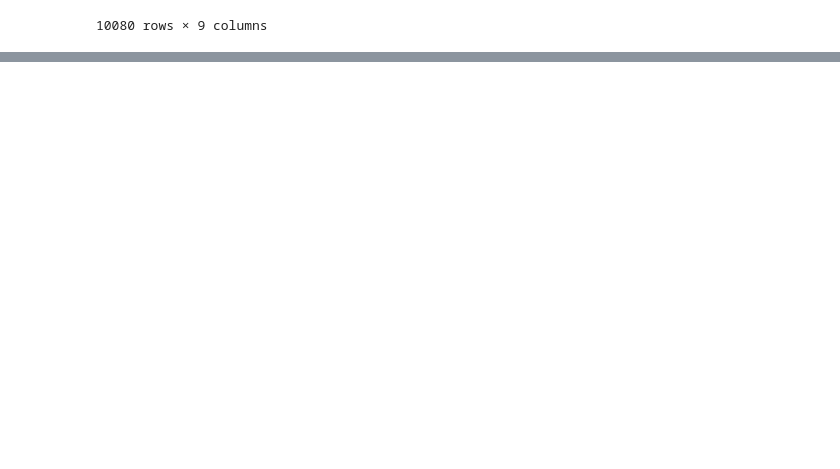
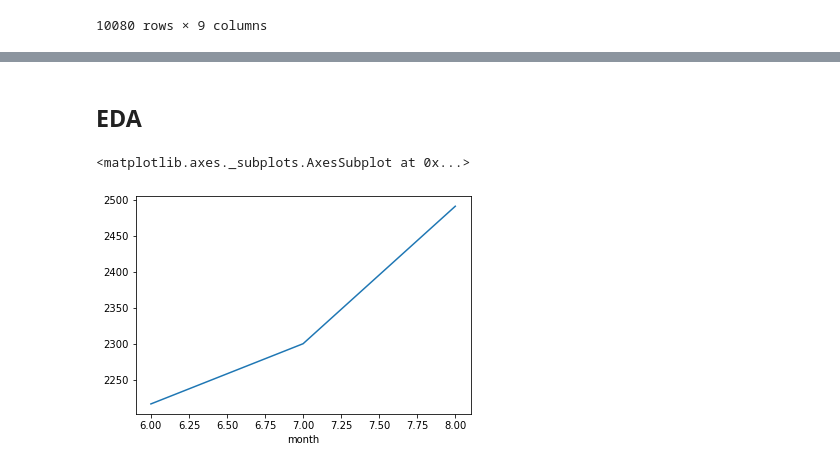
Before and after one commit to SungaHwang/ML_practice, a Jupyter notebook: KNN_전력사용량예측.ipynb, the cells around one changed output, grey strips where cells are left out. Saved outputs shown, nothing was run; the diff lists cells and outputs as text; code cells hidden in the pictures; blank space fills up the shorter version.

```diff
--- a/KNN_전력사용량예측.ipynb
+++ b/KNN_전력사용량예측.ipynb
@@ -55,8 +55,8 @@ train
 122400 rows × 10 columns
 # %%
 # 데이터 불러오기
-train= pd.read_csv('C:/Users/82102/Desktop/energy/test.csv', encoding='euc-kr')
-train
+test= pd.read_csv('C:/Users/82102/Desktop/energy/test.csv', encoding='euc-kr')
+test
 # %% [output]
 |  | num | date_time | 기온(°C) | 풍속(m/s) | 습도(%) | 강수량(mm, 6시간) | 일조(hr, 3시간) | 비전기냉방설비운영 | 태양광보유 |
 | 0 | 1 | 2020-08-25 00 | 27.8 | 1.5 | 74.0 | 0.0 | 0.0 | NaN | NaN |
@@ -109,0 +127,16 @@ dtype: int64
+# %%
+# 월, 일, 시간 변수 추가
+def make_time(train):
+    """
+    시간 관련 변수를 추가하기 위한 함수
+    """
+    train['date_time'] = pd.to_datetime(train.date_time)
+
+    train['month'] = train.date_time.dt.month                    # 월(숫자)
+    train['day'] = train.date_time.dt.day                        # 일(숫자)
+    train['hour'] = train.date_time.dt.hour                      # 시(숫자)
+
+    return train
+# %%
+train = make_time(train)
+test = make_time(test)
@@ -109,0 +159,7 @@ dtype: int64
+# %% [markdown]
+## EDA
+# %%
+train.groupby(['month'])['전력사용량(kWh)'].mean().plot()
+# %% [output]
+<matplotlib.axes._subplots.AxesSubplot at 0x...>
+[figure, added]
```
Also changed, not shown: parts of 22 cells of this notebook.
